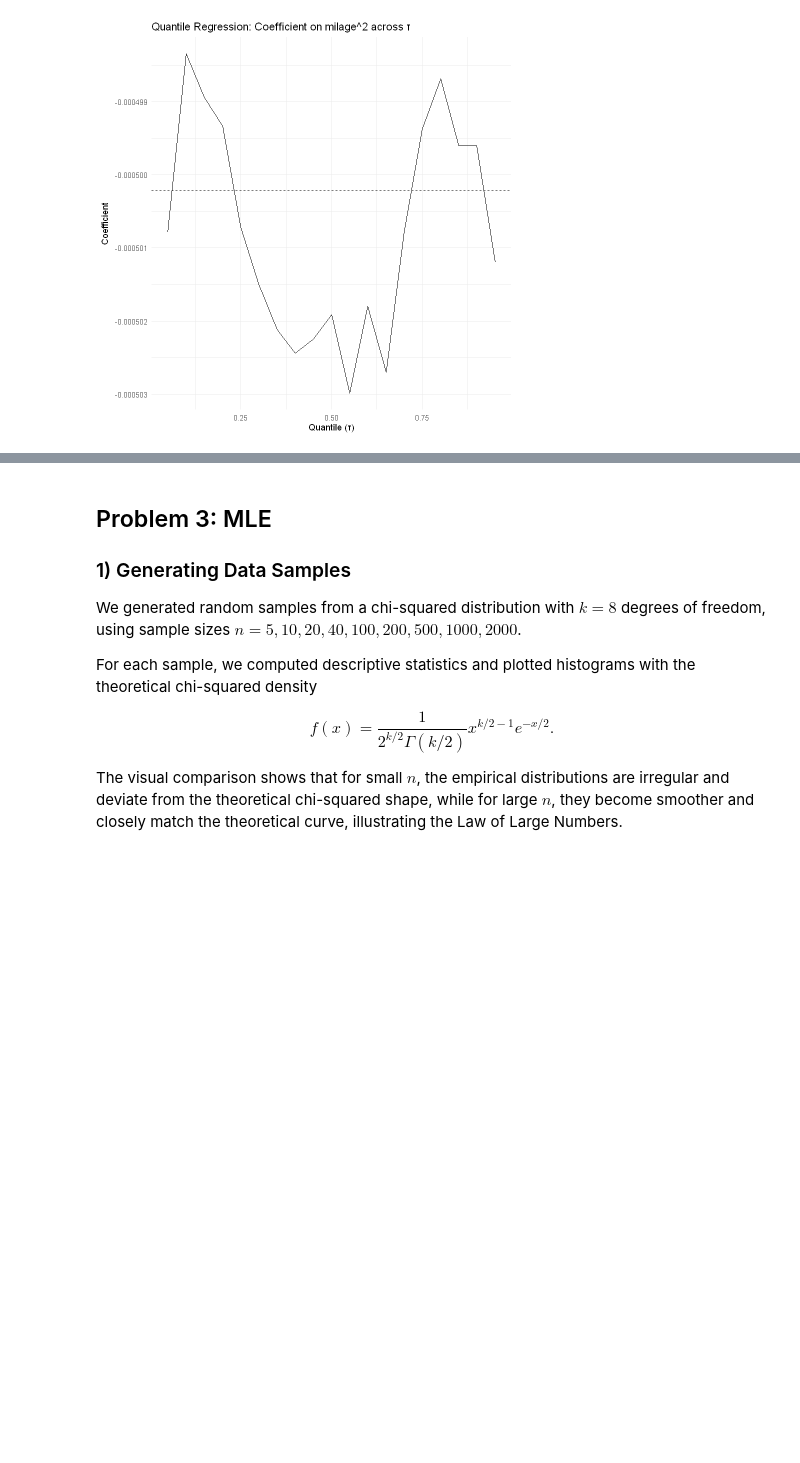
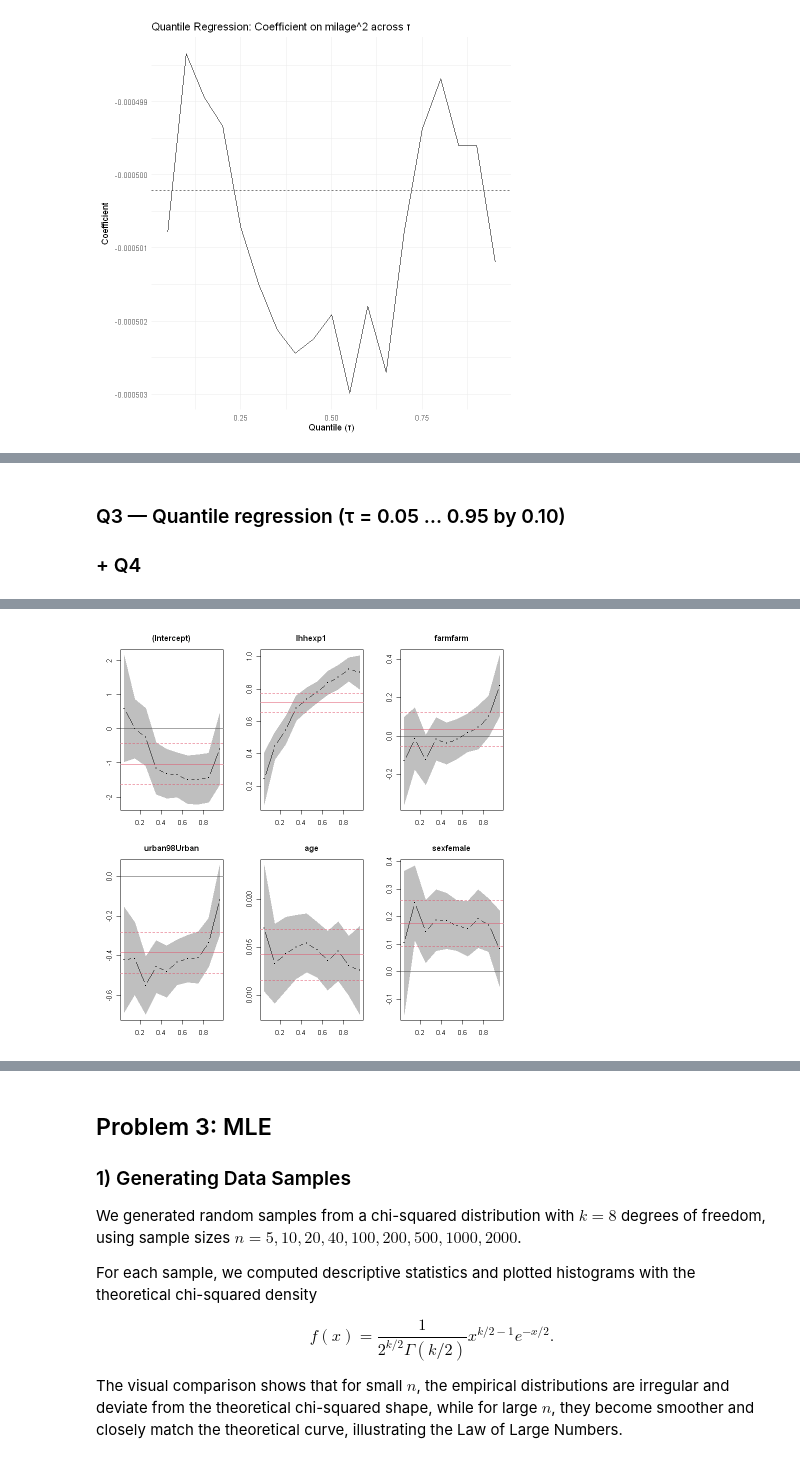
Before and after one commit to 52804407/Advanced_Econometrics_Pasz_Dohnal_Tom-, a Jupyter notebook: AE HW1 Pasz Dohnal Gabriel.ipynb, the cells around one changed output, grey strips where cells are left out. Drawn from its saved outputs; the diff is of its cells as text; code cells hidden in the pictures; blank space fills up the shorter version.

```diff
--- a/AE HW1 Pasz Dohnal Gabriel.ipynb
+++ b/AE HW1 Pasz Dohnal Gabriel.ipynb
@@ -328,0 +446,12 @@ A data.frame: 6 × 6
+# %%
+# Recode sex to factor with labels
+q_data_adj <- q_data |>
+  dplyr::mutate(sex = dplyr::case_when(
+    sex == 1 ~ "male",
+    sex == 2 ~ "female"
+  )) |>
+  dplyr::mutate(sex = factor(sex, levels = c("male","female")))
+
+# OLS
+model_1 <- lm(lhhex12m ~ lhhexp1 + farm + urban98 + age + sex, data = q_data_adj)
+summary(model_1)
@@ -328,0 +483,15 @@ A data.frame: 6 × 6
+# %% [markdown]
+### Q3 — Quantile regression (τ = 0.05 … 0.95 by 0.10)
+### + Q4
+# %%
+# quantile regressions across a grid of taus
+taus <- seq(0.05, 0.95, by = 0.10)
+qr_model_1 <- rq(lhhex12m ~ lhhexp1 + farm + urban98 + age + sex,
+                 data = q_data_adj, tau = taus)
+summary_qr_model_1 <- summary(qr_model_1)
+
+# summary plots (coefficients vs quantiles with OLS line)
+par(mfrow = c(2,3))
+plot(summary_qr_model_1, mfrow = c(2, 3))
+par(mfrow = c(1,1))
+# %% [output]
@@ -328,0 +500 @@ A data.frame: 6 × 6
+[figure, added]
```
Also changed, not shown: parts of 12 cells of this notebook, 1 other file.
